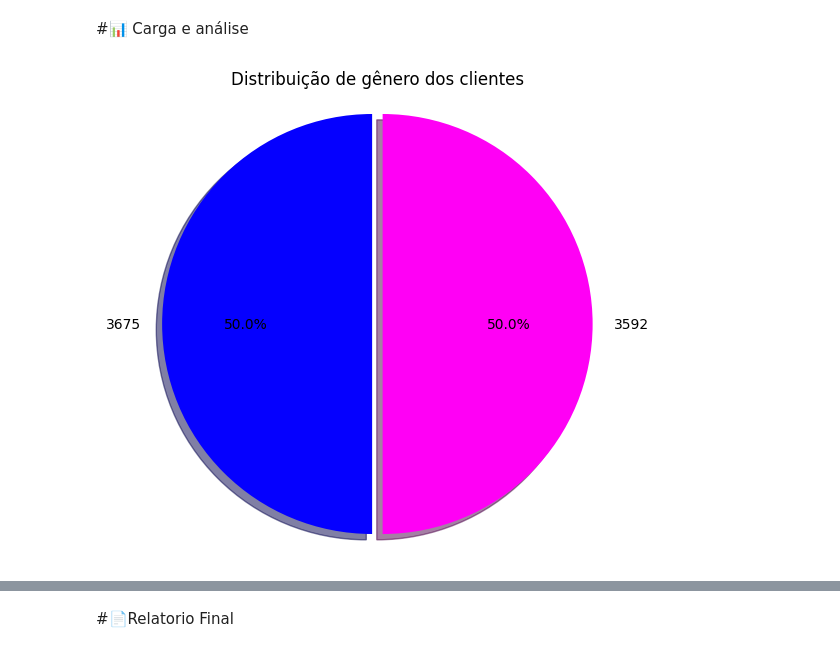
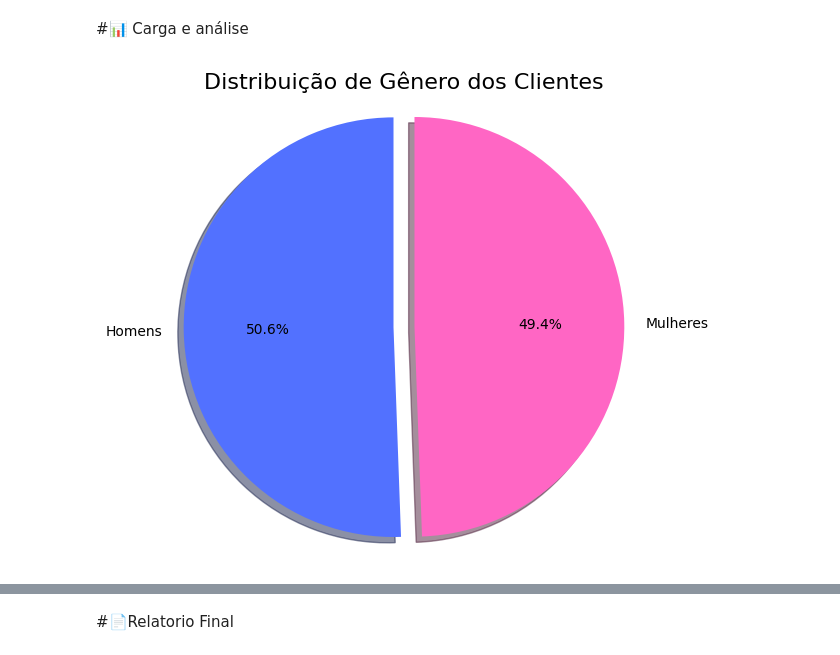
Before and after one commit to devFari/Challenge_Telecom_X, a Jupyter notebook: TelecomX_BR.ipynb, the cells around one changed output, grey strips where cells are left out. Cells and saved outputs as stored; diff of their text form; code cells hidden in the pictures.

```diff
--- a/TelecomX_BR.ipynb
+++ b/TelecomX_BR.ipynb
@@ -99,4 +99,16 @@ dtype: int64
 # %%
 # variavel coom a distribuição dos generos
 genero = df['gender'].value_counts()
-genero
+
+novos_rotulos_genero = {
+    'Male': 'Homens',
+    'Female': 'Mulheres',
+}
+
+genero_renomeado = genero.rename(index=novos_rotulos_genero)
+
+explode_values_genero = [0] * len(genero_renomeado)
+
+if 'Homens' in genero_renomeado.index:
+    idx_homens = genero_renomeado.index.get_loc('Homens')
+    explode_values_genero[idx_homens] = 0.1
@@ -111,18 +117,19 @@ dtype: int64
 # %%
 # Plotar o gráfico de pizza
 plt.figure(figsize=(6, 6))
 plt.pie(
-    contagem_genero,
-    labels=contagem_genero.index,
-    autopct='%1.1f%%',
-    startangle=90,
-    colors=['#0500ff', '#ff00f5'],
-    explode=(0.05, 0),  # Destaca a primeira fatia
-    shadow=True
+    genero_renomeado,                  # Os valores a serem plotados
+    labels=genero_renomeado.index,     # Os rótulos renomeados das fatias
+    autopct='%1.1f%%',                 # Formato para exibir a porcentagem
+    startangle=90,                     # Rotação inicial do gráfico
+    colors=['#5271ff', '#ff66c4'],     # Suas cores personalizadas
+    explode=explode_values_genero,     # <--- AQUI APLICAMOS O NOVO DESTAQUE!
+    shadow=True                        # Adiciona uma sombra
 )
-plt.title('Distribuição de gênero dos clientes')
+
+plt.title('Distribuição de Gênero dos Clientes', fontsize=16)
 plt.axis('equal')  # Deixa o gráfico redondo
 
 plt.show()
 # %% [output]
-[figure, old version]
+[figure, new version]
```
Also changed, not shown: parts of 11 cells of this notebook.
